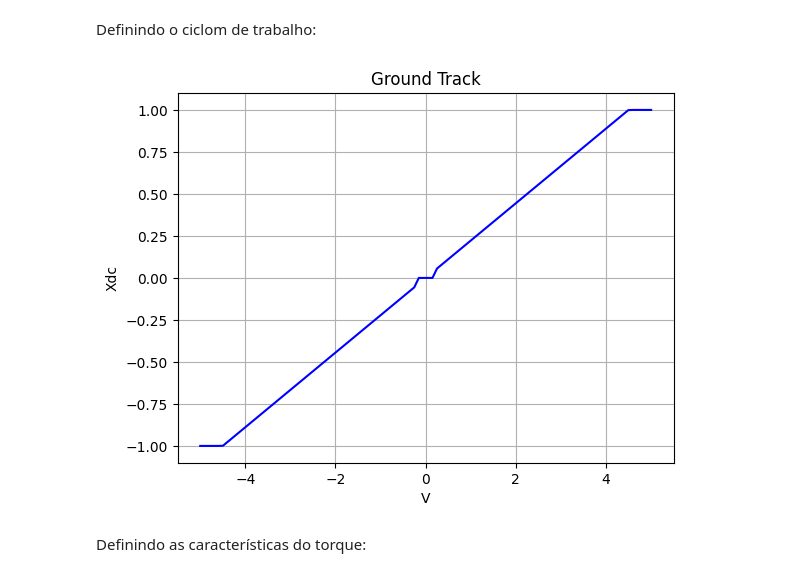
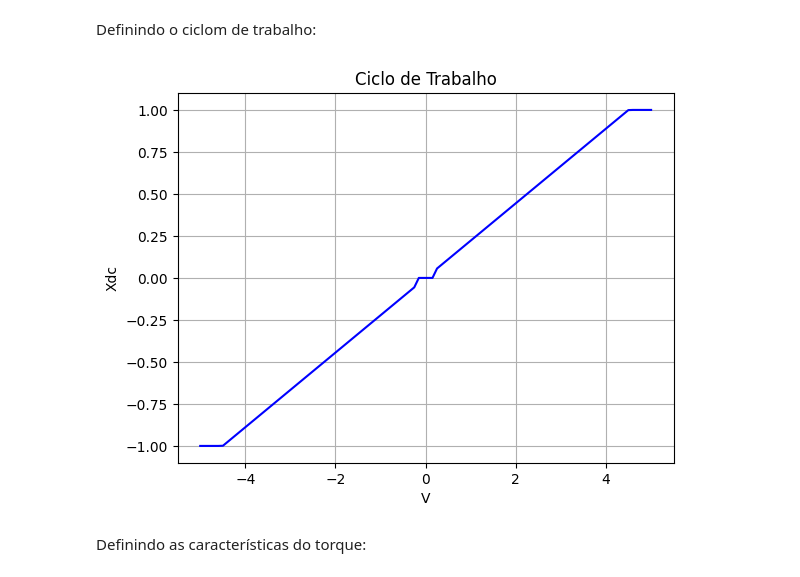
Before and after one commit to gabrielcte/labVirt_ws, a Jupyter notebook: cubesat_design.ipynb, the cells around one changed output. Cells and saved outputs as stored; diff of their text form; code cells hidden in the pictures.

```diff
--- a/cubesat_design.ipynb
+++ b/cubesat_design.ipynb
@@ -453,35 +534,35 @@ N = np.zeros((2,  sim_stps)) # [N.m]
 # Rotina
 Vapp = np.linspace(-5,5, sim_stps)
 
 # Ciclo de Trabalho
 for i in range(sim_stps):
 
     if abs(Vapp[i]) > V_RDR_Operacao:
         Xdc[i] = 1
 
     if abs(Vapp[i]) < V_RDR_Idle:
         Xdc[i] = 0
 
     if abs(Vapp[i]) >= V_RDR_Idle and abs(Vapp[i]) <= V_RDR_Operacao:
         coefs = np.polyfit([V_RDR_Idle, V_RDR_Operacao], [V_RDR_Idle/V_RDR_Operacao, 1], 1)
         Xdc[i] = np.polyval(coefs, abs(Vapp[i]))
 
     Xdc[i] = np.sign(Vapp[i])*Xdc[i]
 
 #Resultado Ciclo de Trabalho
 plt.figure(1)
-plt.title('Ground Track')
+plt.title('Ciclo de Trabalho')
 plt.plot(Vapp, Xdc,'b')
 # Configurar os rótulos dos eixos
 plt.xlabel("V")
 plt.ylabel("Xdc")
 # Configurar a grade e proporções iguais
 plt.axis('on')
 plt.grid(True)
 # Mostrar a imagem
 plt.show()
 # %% [output]
-[figure, old version]
+[figure, new version]
 # %% [markdown]
 Definindo as características do torque:
 # %%
```
Also changed, not shown: parts of 7 cells of this notebook.
